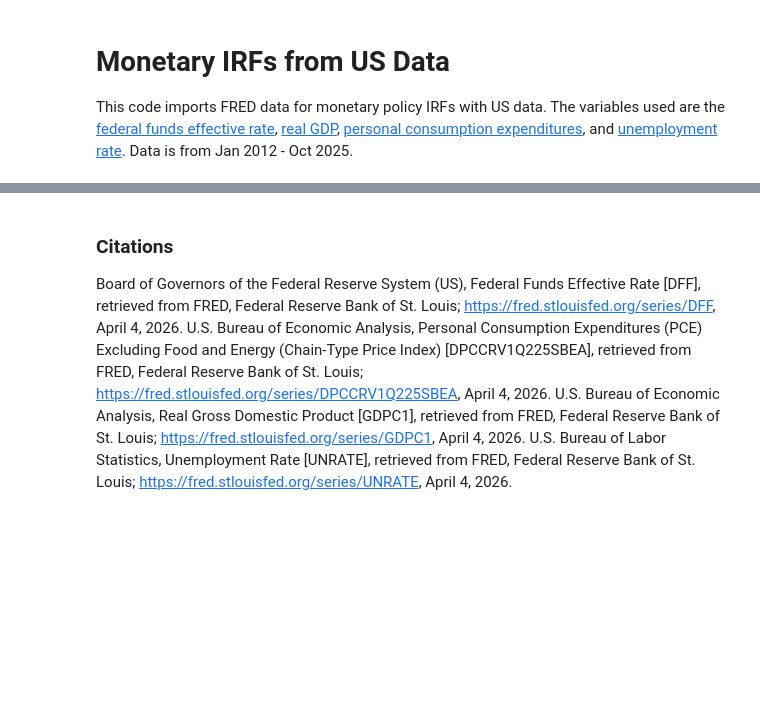
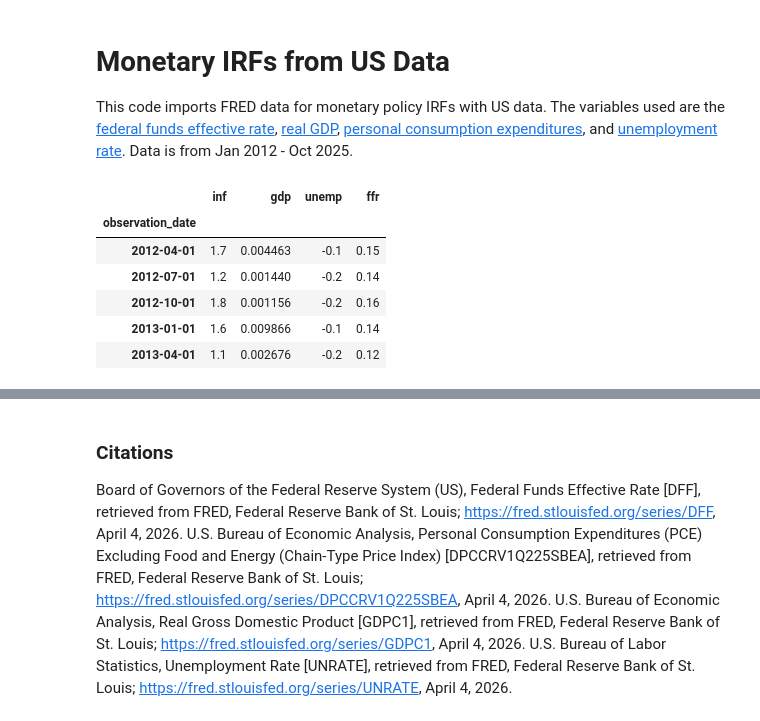
Before and after one commit to matt-dot-k/econ-622-project, a Jupyter notebook: US_data.ipynb, the cells around one changed output, grey strips where cells are left out. Drawn from its saved outputs; the diff is of its cells as text; code cells hidden in the pictures; blank space fills up the shorter version.

```diff
--- a/US_data.ipynb
+++ b/US_data.ipynb
@@ -13,0 +28,10 @@ from statsmodels.tsa.api import VAR
+# %%
+data.head()
+# %% [output]
+|  | inf | gdp | unemp | ffr |
+| observation_date |  |  |  |  |
+| 2012-04-01 | 1.7 | 0.004463 | -0.1 | 0.15 |
+| 2012-07-01 | 1.2 | 0.001440 | -0.2 | 0.14 |
+| 2012-10-01 | 1.8 | 0.001156 | -0.2 | 0.16 |
+| 2013-01-01 | 1.6 | 0.009866 | -0.1 | 0.14 |
+| 2013-04-01 | 1.1 | 0.002676 | -0.2 | 0.12 |
```
Also changed, not shown: parts of 2 cells of this notebook.
